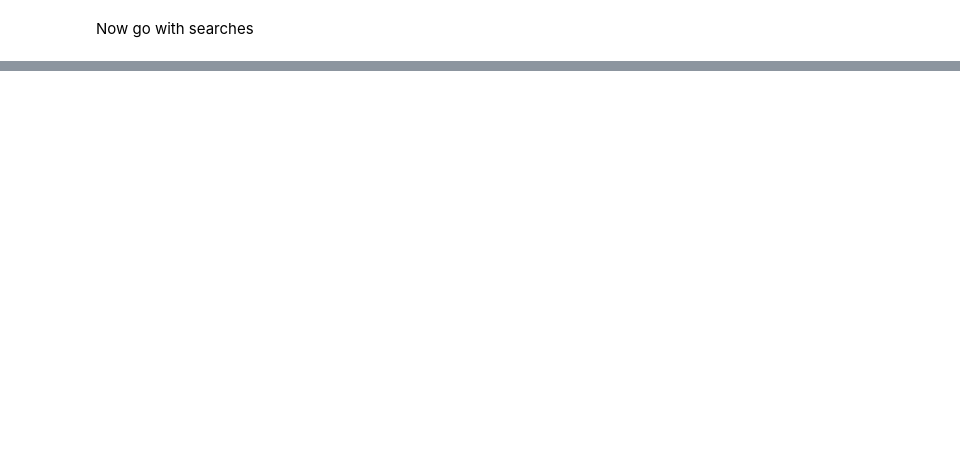
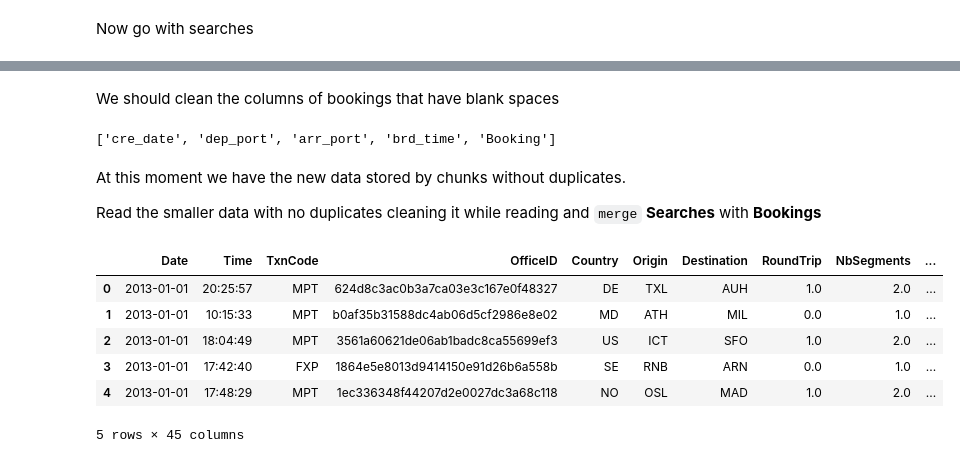
Before and after one commit to pablovdcf/DS_Challenge, a Jupyter notebook: ds_exercises/Exercise_04.ipynb, the cells around one changed output, grey strips where cells are left out. Cells and saved outputs as stored; diff of their text form; code cells hidden in the pictures; blank space fills up the shorter version.

```diff
--- a/ds_exercises/Exercise_04.ipynb
+++ b/ds_exercises/Exercise_04.ipynb
@@ -328,0 +410,10 @@ np.count_nonzero(bookings_sample_interest)
+# %%
+# Paths form the entire files
+
+path_searches = "C:/Users/Pablo Villar/Desktop/CURSOS/KSchool/Máster en Data Science/8. Data Science Challenge/searches.csv.bz2"
+path_bookings = "C:/Users/Pablo Villar/Desktop/CURSOS/KSchool/Máster en Data Science/8. Data Science Challenge/bookings.csv.bz2"
+
+# Paths with the clean data
+
+path_searches_no_dup = "C:/Users/Pablo Villar/Desktop/GitHub/DS_Challenge/ds_exercises/searches_no_dups.csv"
+path_bookings_no_dup = "C:/Users/Pablo Villar/Desktop/GitHub/DS_Challenge/ds_exercises/bookings_no_dups.csv"
@@ -328,0 +502,7 @@ np.count_nonzero(bookings_sample_interest)
+# %% [markdown]
+We should clean the columns of bookings that have blank spaces
+# %%
+bookings.columns = bookings.columns.str.strip()
+bookings.columns.tolist()
+# %% [output]
+['cre_date', 'dep_port', 'arr_port', 'brd_time', 'Booking']
@@ -328,0 +513,4 @@ np.count_nonzero(bookings_sample_interest)
+# %% [markdown]
+At this moment we have the new data stored by chunks without duplicates.
+
+Read the smaller data with no duplicates cleaning it while reading and `merge` **Searches** with **Bookings**
@@ -328,0 +542,12 @@ np.count_nonzero(bookings_sample_interest)
+# %%
+searches_no_dups = pd.read_csv(path_searches_no_dup,
+                               sep='^')
+searches_no_dups.head()
+# %% [output]
+|  | Date | Time | TxnCode | OfficeID | Country | Origin | Destination | RoundTrip | NbSegments | ... |
+| 0 | 2013-01-01 | 20:25:57 | MPT | 624d8c3ac0b3a7ca03e3c167e0f48327 | DE | TXL | AUH | 1.0 | 2.0 | ... |
+| 1 | 2013-01-01 | 10:15:33 | MPT | b0af35b31588dc4ab06d5cf2986e8e02 | MD | ATH | MIL | 0.0 | 1.0 | ... |
+| 2 | 2013-01-01 | 18:04:49 | MPT | 3561a60621de06ab1badc8ca55699ef3 | US | ICT | SFO | 1.0 | 2.0 | ... |
+| 3 | 2013-01-01 | 17:42:40 | FXP | 1864e5e8013d9414150e91d26b6a558b | SE | RNB | ARN | 0.0 | 1.0 | ... |
+| 4 | 2013-01-01 | 17:48:29 | MPT | 1ec336348f44207d2e0027dc3a68c118 | NO | OSL | MAD | 1.0 | 2.0 | ... |
+5 rows × 45 columns
```
Also changed, not shown: parts of 53 cells of this notebook, 1 other file.
